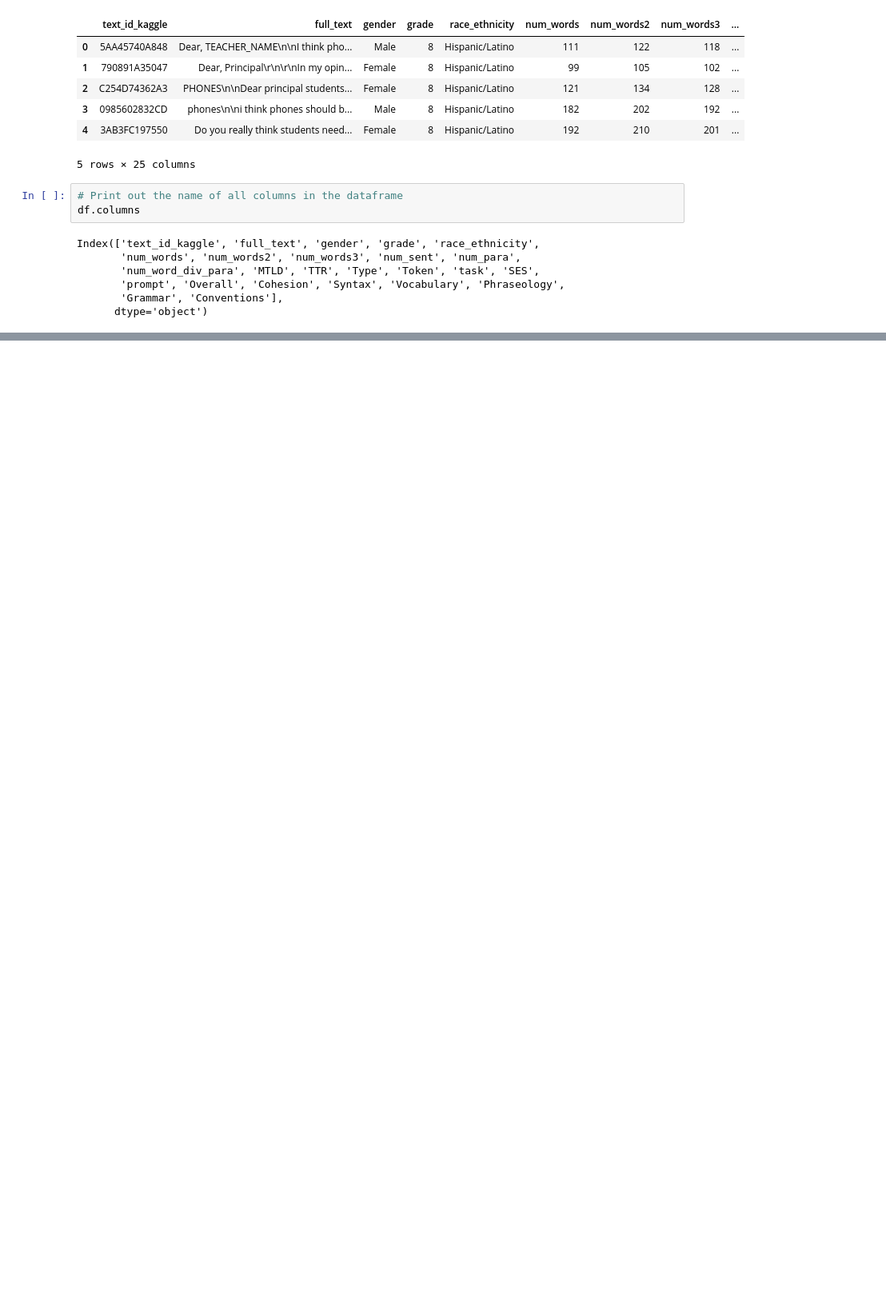
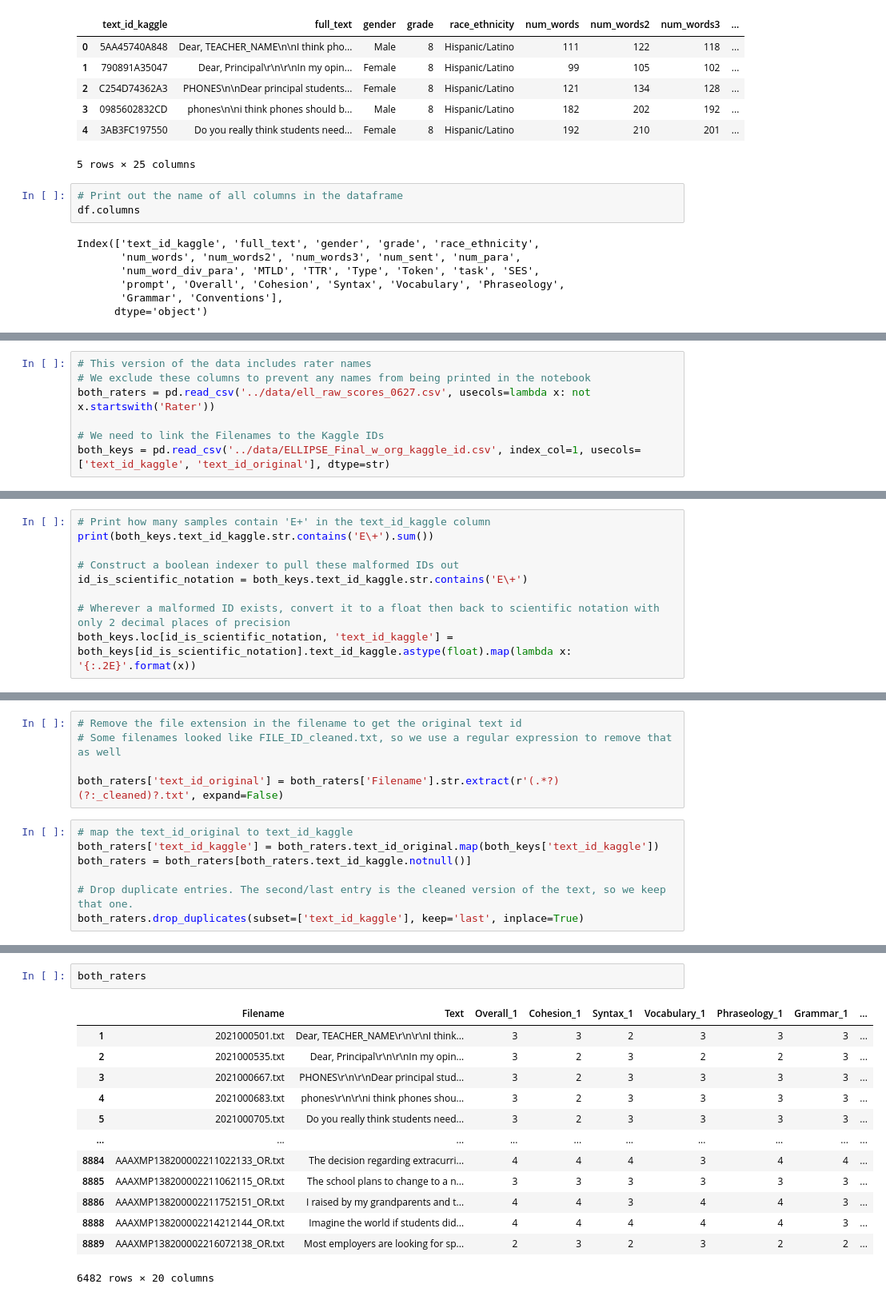
Before and after one commit to learlab/cfa-transformers, a Jupyter notebook: src/0-eda.ipynb, the cells around one changed output, grey strips where cells are left out. Shown at 80% size. Saved outputs shown, nothing was run; the diff lists cells and outputs as text; blank space fills up the shorter version.

```diff
--- a/src/0-eda.ipynb
+++ b/src/0-eda.ipynb
@@ -85,0 +92,7 @@ fig.tight_layout()
+# %%
+# This version of the data includes rater names
+# We exclude these columns to prevent any names from being printed in the notebook
+both_raters = pd.read_csv('../data/ell_raw_scores_0627.csv', usecols=lambda x: not x.startswith('Rater'))
+
+# We need to link the Filenames to the Kaggle IDs
+both_keys = pd.read_csv('../data/ELLIPSE_Final_w_org_kaggle_id.csv', index_col=1, usecols=['text_id_kaggle', 'text_id_original'], dtype=str)
@@ -85,0 +122,9 @@ fig.tight_layout()
+# %%
+# Print how many samples contain 'E+' in the text_id_kaggle column
+print(both_keys.text_id_kaggle.str.contains('E\+').sum())
+
+# Construct a boolean indexer to pull these malformed IDs out
+id_is_scientific_notation = both_keys.text_id_kaggle.str.contains('E\+')
+
+# Wherever a malformed ID exists, convert it to a float then back to scientific notation with only 2 decimal places of precision
+both_keys.loc[id_is_scientific_notation, 'text_id_kaggle'] = both_keys[id_is_scientific_notation].text_id_kaggle.astype(float).map(lambda x: '{:.2E}'.format(x))
@@ -85,0 +133,12 @@ fig.tight_layout()
+# %%
+# Remove the file extension in the filename to get the original text id
+# Some filenames looked like FILE_ID_cleaned.txt, so we use a regular expression to remove that as well
+
+both_raters['text_id_original'] = both_raters['Filename'].str.extract(r'(.*?)(?:_cleaned)?.txt', expand=False)
+# %%
+# map the text_id_original to text_id_kaggle
+both_raters['text_id_kaggle'] = both_raters.text_id_original.map(both_keys['text_id_kaggle'])
+both_raters = both_raters[both_raters.text_id_kaggle.notnull()]
+
+# Drop duplicate entries. The second/last entry is the cleaned version of the text, so we keep that one.
+both_raters.drop_duplicates(subset=['text_id_kaggle'], keep='last', inplace=True)
@@ -85,0 +155,16 @@ fig.tight_layout()
+# %%
+both_raters
+# %% [output]
+|  | Filename | Text | Overall_1 | Cohesion_1 | Syntax_1 | Vocabulary_1 | Phraseology_1 | Grammar_1 | ... |
+| 1 | 2021000501.txt | Dear, TEACHER_NAME\r\n\r\nI think... | 3 | 3 | 2 | 3 | 3 | 3 | ... |
+| 2 | 2021000535.txt | Dear, Principal\r\n\r\nIn my opin... | 3 | 2 | 3 | 2 | 2 | 3 | ... |
+| 3 | 2021000667.txt | PHONES\r\n\r\nDear principal stud... | 3 | 2 | 3 | 3 | 3 | 3 | ... |
+| 4 | 2021000683.txt | phones\r\n\r\ni think phones shou... | 3 | 2 | 3 | 3 | 3 | 3 | ... |
+| 5 | 2021000705.txt | Do you really think students need... | 3 | 2 | 3 | 3 | 3 | 3 | ... |
+| ... | ... | ... | ... | ... | ... | ... | ... | ... | ... |
+| 8884 | AAAXMP138200002211022133_OR.txt | The decision regarding extracurri... | 4 | 4 | 4 | 3 | 4 | 4 | ... |
+| 8885 | AAAXMP138200002211062115_OR.txt | The school plans to change to a n... | 3 | 3 | 3 | 3 | 3 | 3 | ... |
+| 8886 | AAAXMP138200002211752151_OR.txt | I raised by my grandparents and t... | 4 | 4 | 3 | 4 | 4 | 3 | ... |
+| 8888 | AAAXMP138200002214212144_OR.txt | Imagine the world if students did... | 4 | 4 | 4 | 4 | 4 | 3 | ... |
+| 8889 | AAAXMP138200002216072138_OR.txt | Most employers are looking for sp... | 2 | 3 | 2 | 3 | 2 | 2 | ... |
+6482 rows × 20 columns
```
Also changed, not shown: parts of 12 cells of this notebook, 1 other file.
